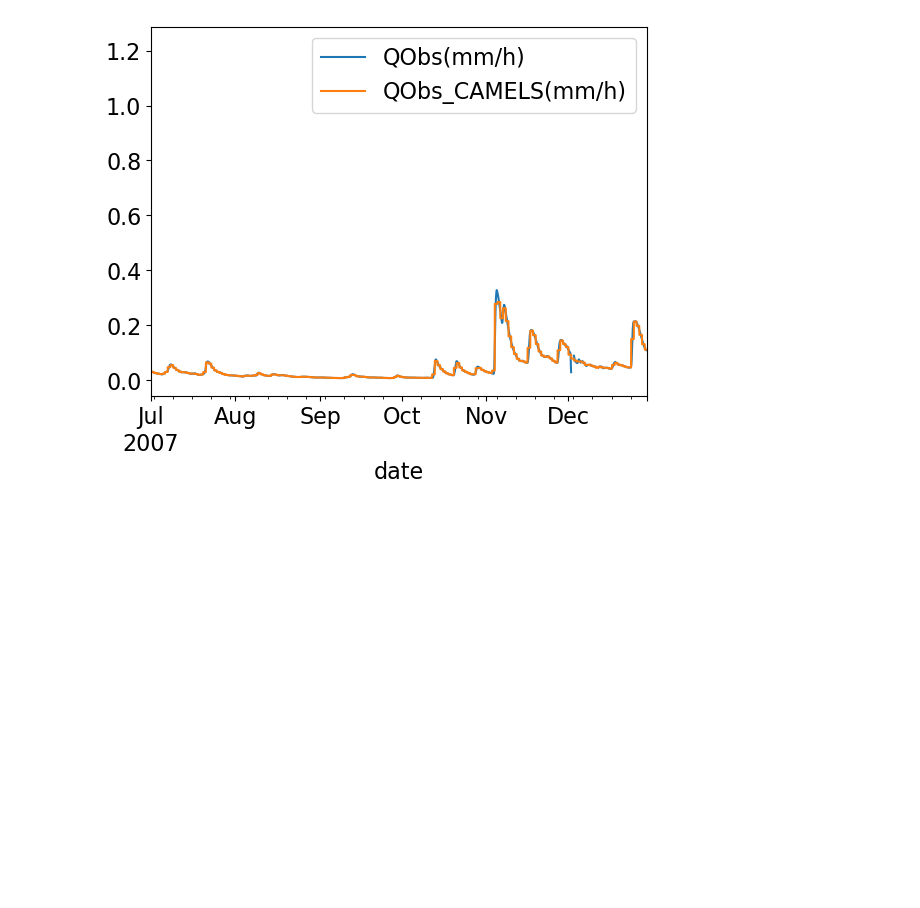
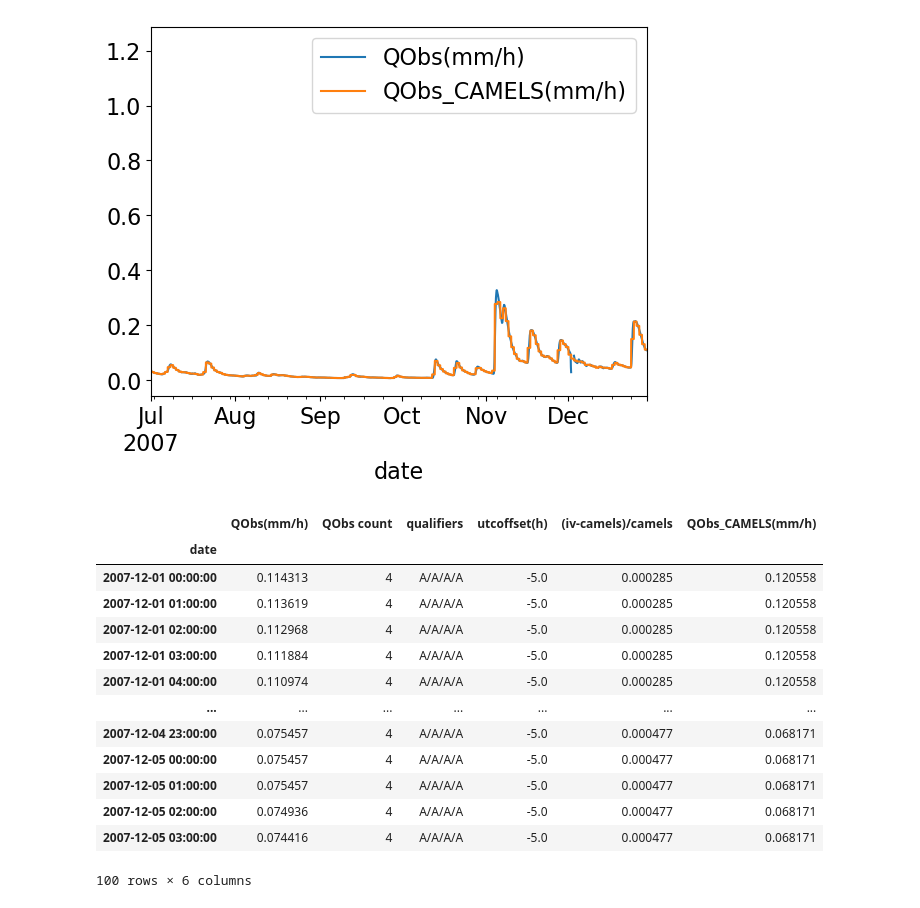
Before and after one commit to NWC-CUAHSI-Summer-Institute/calibrate-cfe, a Jupyter notebook: debug.ipynb, the cells around one changed output. Drawn from its saved outputs; the diff is of its cells as text; code cells hidden in the pictures; blank space fills up the shorter version.

```diff
--- a/debug.ipynb
+++ b/debug.ipynb
@@ -51,3 +62,20 @@ plt.legend()
 # %% [output]
 <matplotlib.legend.Legend at 0x...>
 [figure]
+# %%
+input_data['2007-12-01':'2007-12-05'].head(100)
+# %% [output]
+|  | QObs(mm/h) | QObs count | qualifiers | utcoffset(h) | (iv-camels)/camels | QObs_CAMELS(mm/h) |
+| date |  |  |  |  |  |  |
+| 2007-12-01 00:00:00 | 0.114313 | 4 | A/A/A/A | -5.0 | 0.000285 | 0.120558 |
+| 2007-12-01 01:00:00 | 0.113619 | 4 | A/A/A/A | -5.0 | 0.000285 | 0.120558 |
+| 2007-12-01 02:00:00 | 0.112968 | 4 | A/A/A/A | -5.0 | 0.000285 | 0.120558 |
+| 2007-12-01 03:00:00 | 0.111884 | 4 | A/A/A/A | -5.0 | 0.000285 | 0.120558 |
+| 2007-12-01 04:00:00 | 0.110974 | 4 | A/A/A/A | -5.0 | 0.000285 | 0.120558 |
+| ... | ... | ... | ... | ... | ... | ... |
+| 2007-12-04 23:00:00 | 0.075457 | 4 | A/A/A/A | -5.0 | 0.000477 | 0.068171 |
+| 2007-12-05 00:00:00 | 0.075457 | 4 | A/A/A/A | -5.0 | 0.000477 | 0.068171 |
+| 2007-12-05 01:00:00 | 0.075457 | 4 | A/A/A/A | -5.0 | 0.000477 | 0.068171 |
+| 2007-12-05 02:00:00 | 0.074936 | 4 | A/A/A/A | -5.0 | 0.000477 | 0.068171 |
+| 2007-12-05 03:00:00 | 0.074416 | 4 | A/A/A/A | -5.0 | 0.000477 | 0.068171 |
+100 rows × 6 columns
```
Also changed, not shown: parts of 1 cell of this notebook, 1 other file.
